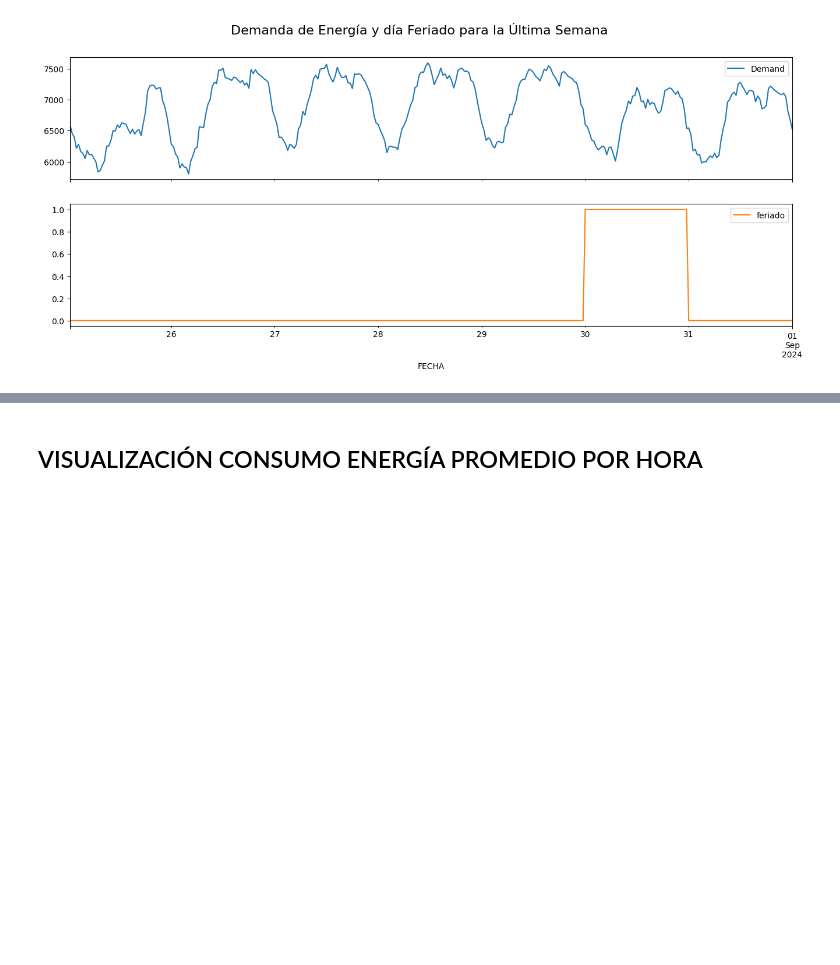
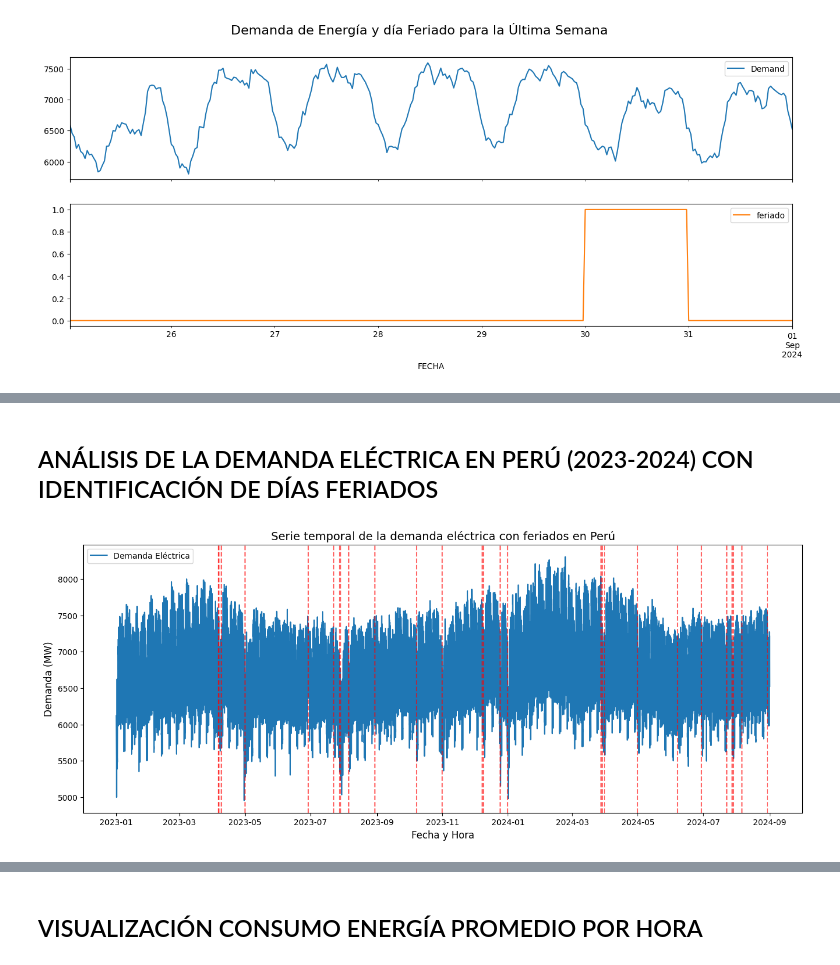
Before and after one commit to Sergius-DS/RedSmart__energy_forecasting, a Jupyter notebook: FINAL_Demanda_electrica_skforecast.ipynb, the cells around one changed output, grey strips where cells are left out. Drawn from its saved outputs; the diff is of its cells as text; code cells hidden in the pictures; blank space fills up the shorter version.

```diff
--- a/FINAL_Demanda_electrica_skforecast.ipynb
+++ b/FINAL_Demanda_electrica_skforecast.ipynb
@@ -157,0 +224,29 @@ plt.show()
+# %% [markdown]
+## ANÁLISIS DE LA DEMANDA ELÉCTRICA EN PERÚ (2023-2024) CON IDENTIFICACIÓN DE DÍAS FERIADOS
+# %%
+# Fechas en una lista ordenada
+feriados_peru = sorted(pe.keys())
+
+feriados_peru = [fecha.strftime("%Y-%m-%d") for fecha in sorted(pe.keys())]
+# Convertir a formato datetime
+feriados_peru = pd.to_datetime(feriados_peru)
+# Crear columna booleana indicando si la fecha es feriado
+data["Feriado"] = data.index.normalize().isin(feriados_peru)
+
+# Grafica de la demanda eléctrica
+plt.figure(figsize=(16,6))
+plt.plot(data.index, data["Demand"], label="Demanda Eléctrica")
+
+# Dias feriados con líneas verticales
+for fecha in feriados_peru:
+    if fecha in data.index:  # solo si la fecha está en la serie
+        plt.axvline(x=fecha, color="red", linestyle="--", alpha=0.6)
+
+# Graficar
+plt.title("Serie temporal de la demanda eléctrica con feriados en Perú", fontsize=14)
+plt.xlabel("Fecha y Hora", fontsize=12)
+plt.ylabel("Demanda (MW)", fontsize=12)
+plt.legend()
+plt.show()
+# %% [output]
+[figure, added]
```
Also changed, not shown: parts of 12 cells of this notebook.
